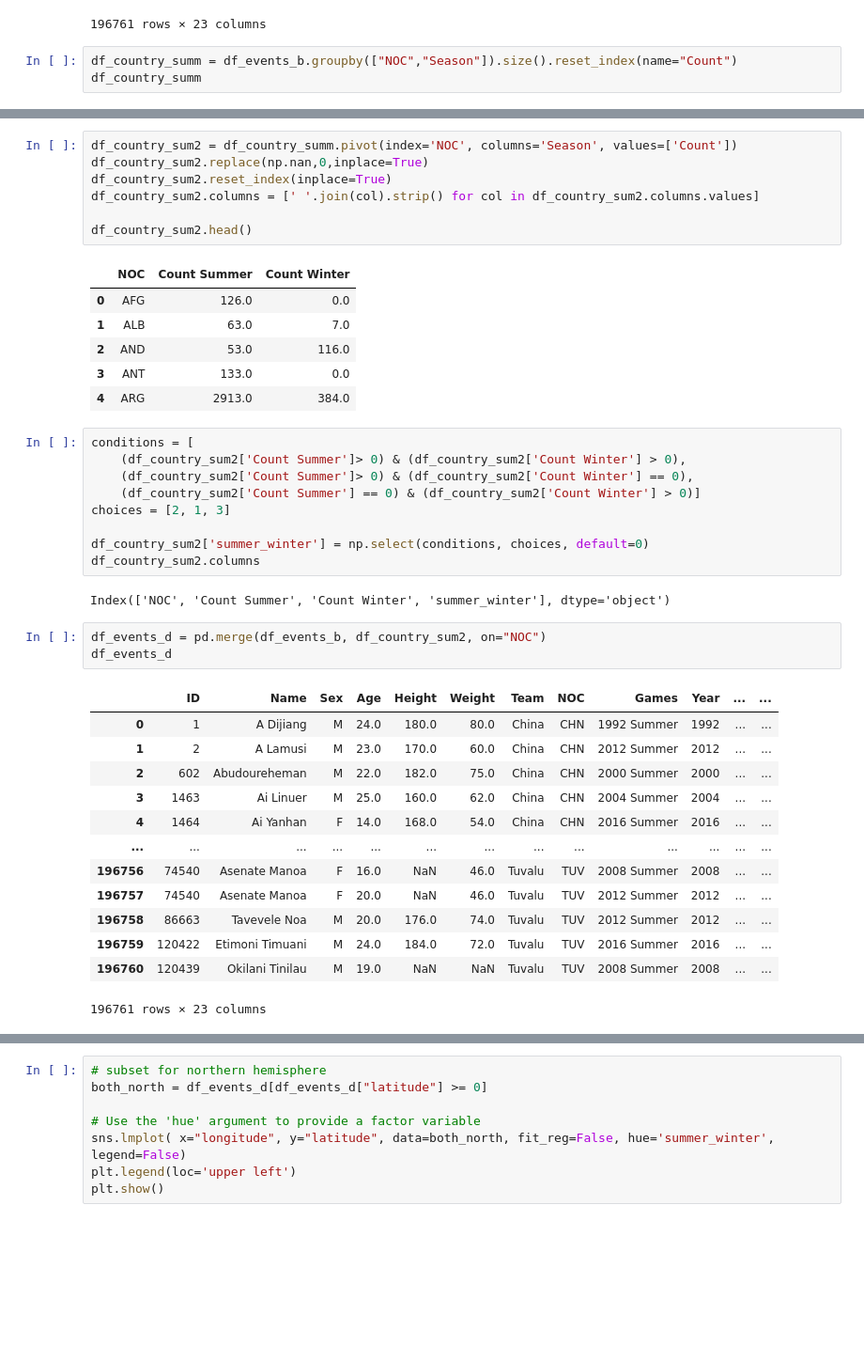
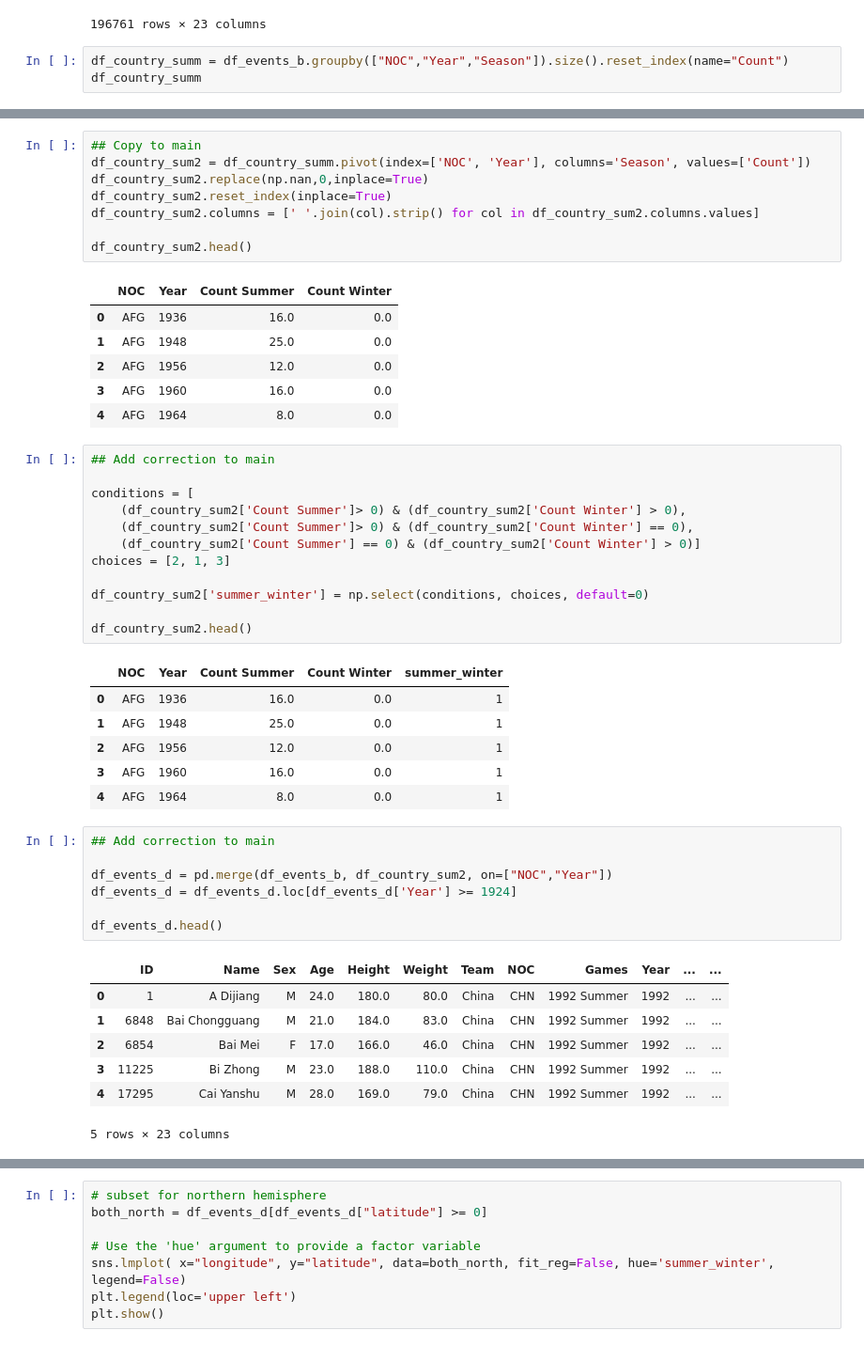
Before and after one commit to eugkik/Project1, a Jupyter notebook: BaseData-Bob Copy.ipynb, the cells around one changed output, grey strips where cells are left out. Shown at 94% size. Cells and saved outputs as stored; diff of their text form; blank space fills up the shorter version.

```diff
--- a/BaseData-Bob Copy.ipynb
+++ b/BaseData-Bob Copy.ipynb
@@ -117,6 +117,6 @@ df_events_c
 | 196760 | 120422 | Etimoni Timuani | M | 24.0 | 184.0 | 72.0 | Tuvalu | TUV | 2016 Summer | 2016 | ... | ... |
 196761 rows × 23 columns
 # %%
-df_country_summ = df_events_b.groupby(["NOC","Season"]).size().reset_index(name="Count")
+df_country_summ = df_events_b.groupby(["NOC","Year","Season"]).size().reset_index(name="Count")
 df_country_summ
 # %% [output]
@@ -136,18 +136,21 @@ df_country_summ
 # %%
-df_country_sum2 = df_country_summ.pivot(index='NOC', columns='Season', values=['Count'])
+## Copy to main
+df_country_sum2 = df_country_summ.pivot(index=['NOC', 'Year'], columns='Season', values=['Count'])
 df_country_sum2.replace(np.nan,0,inplace=True)
 df_country_sum2.reset_index(inplace=True)
 df_country_sum2.columns = [' '.join(col).strip() for col in df_country_sum2.columns.values]
 
 df_country_sum2.head()
 # %% [output]
-|  | NOC | Count Summer | Count Winter |
-| 0 | AFG | 126.0 | 0.0 |
-| 1 | ALB | 63.0 | 7.0 |
-| 2 | AND | 53.0 | 116.0 |
-| 3 | ANT | 133.0 | 0.0 |
-| 4 | ARG | 2913.0 | 384.0 |
+|  | NOC | Year | Count Summer | Count Winter |
+| 0 | AFG | 1936 | 16.0 | 0.0 |
+| 1 | AFG | 1948 | 25.0 | 0.0 |
+| 2 | AFG | 1956 | 12.0 | 0.0 |
+| 3 | AFG | 1960 | 16.0 | 0.0 |
+| 4 | AFG | 1964 | 8.0 | 0.0 |
 # %%
+## Add correction to main
+
 conditions = [
     (df_country_sum2['Count Summer']> 0) & (df_country_sum2['Count Winter'] > 0),
     (df_country_sum2['Count Summer']> 0) & (df_country_sum2['Count Winter'] == 0),
@@ -155,26 +158,30 @@ conditions = [
 choices = [2, 1, 3]
 
 df_country_sum2['summer_winter'] = np.select(conditions, choices, default=0)
-df_country_sum2.columns
+
+df_country_sum2.head()
 # %% [output]
-Index(['NOC', 'Count Summer', 'Count Winter', 'summer_winter'], dtype='object')
+|  | NOC | Year | Count Summer | Count Winter | summer_winter |
+| 0 | AFG | 1936 | 16.0 | 0.0 | 1 |
+| 1 | AFG | 1948 | 25.0 | 0.0 | 1 |
+| 2 | AFG | 1956 | 12.0 | 0.0 | 1 |
+| 3 | AFG | 1960 | 16.0 | 0.0 | 1 |
+| 4 | AFG | 1964 | 8.0 | 0.0 | 1 |
 # %%
-df_events_d = pd.merge(df_events_b, df_country_sum2, on="NOC")
-df_events_d
+## Add correction to main
+
+df_events_d = pd.merge(df_events_b, df_country_sum2, on=["NOC","Year"])
+df_events_d = df_events_d.loc[df_events_d['Year'] >= 1924]
+
+df_events_d.head()
 # %% [output]
 |  | ID | Name | Sex | Age | Height | Weight | Team | NOC | Games | Year | ... | ... |
 | 0 | 1 | A Dijiang | M | 24.0 | 180.0 | 80.0 | China | CHN | 1992 Summer | 1992 | ... | ... |
-| 1 | 2 | A Lamusi | M | 23.0 | 170.0 | 60.0 | China | CHN | 2012 Summer | 2012 | ... | ... |
-| 2 | 602 | Abudoureheman | M | 22.0 | 182.0 | 75.0 | China | CHN | 2000 Summer | 2000 | ... | ... |
-| 3 | 1463 | Ai Linuer | M | 25.0 | 160.0 | 62.0 | China | CHN | 2004 Summer | 2004 | ... | ... |
-| 4 | 1464 | Ai Yanhan | F | 14.0 | 168.0 | 54.0 | China | CHN | 2016 Summer | 2016 | ... | ... |
-| ... | ... | ... | ... | ... | ... | ... | ... | ... | ... | ... | ... | ... |
-| 196756 | 74540 | Asenate Manoa | F | 16.0 | NaN | 46.0 | Tuvalu | TUV | 2008 Summer | 2008 | ... | ... |
-| 196757 | 74540 | Asenate Manoa | F | 20.0 | NaN | 46.0 | Tuvalu | TUV | 2012 Summer | 2012 | ... | ... |
-| 196758 | 86663 | Tavevele Noa | M | 20.0 | 176.0 | 74.0 | Tuvalu | TUV | 2012 Summer | 2012 | ... | ... |
-| 196759 | 120422 | Etimoni Timuani | M | 24.0 | 184.0 | 72.0 | Tuvalu | TUV | 2016 Summer | 2016 | ... | ... |
-| 196760 | 120439 | Okilani Tinilau | M | 19.0 | NaN | NaN | Tuvalu | TUV | 2008 Summer | 2008 | ... | ... |
+| 1 | 6848 | Bai Chongguang | M | 21.0 | 184.0 | 83.0 | China | CHN | 1992 Summer | 1992 | ... | ... |
+| 2 | 6854 | Bai Mei | F | 17.0 | 166.0 | 46.0 | China | CHN | 1992 Summer | 1992 | ... | ... |
+| 3 | 11225 | Bi Zhong | M | 23.0 | 188.0 | 110.0 | China | CHN | 1992 Summer | 1992 | ... | ... |
+| 4 | 17295 | Cai Yanshu | M | 28.0 | 169.0 | 79.0 | China | CHN | 1992 Summer | 1992 | ... | ... |
-196761 rows × 23 columns
+5 rows × 23 columns
 # %%
 conditions_gld = [
     (df_events_d['Medal']== "Gold"),
```
Also changed, not shown: parts of 3 cells of this notebook, 2 other files.
